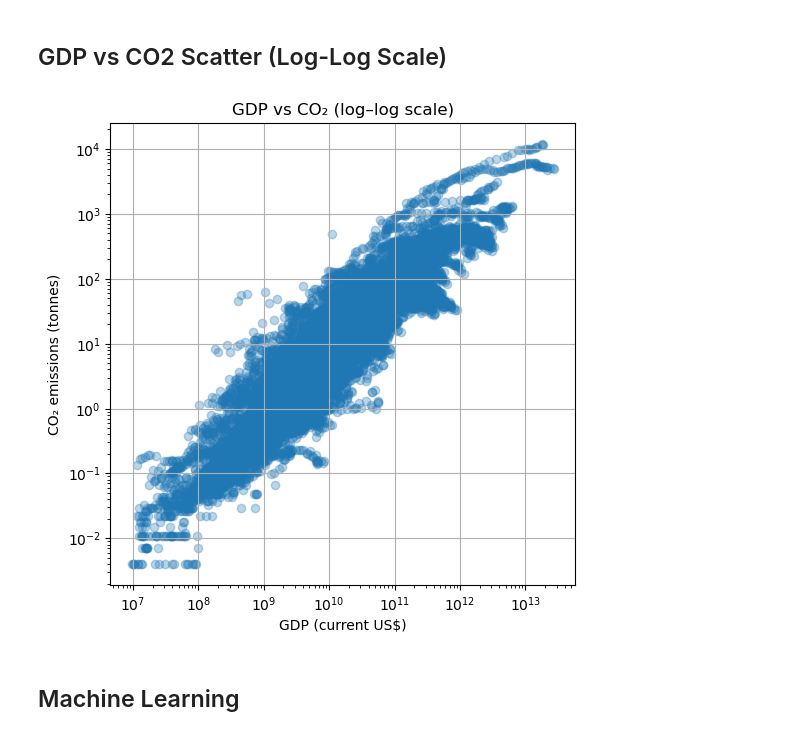
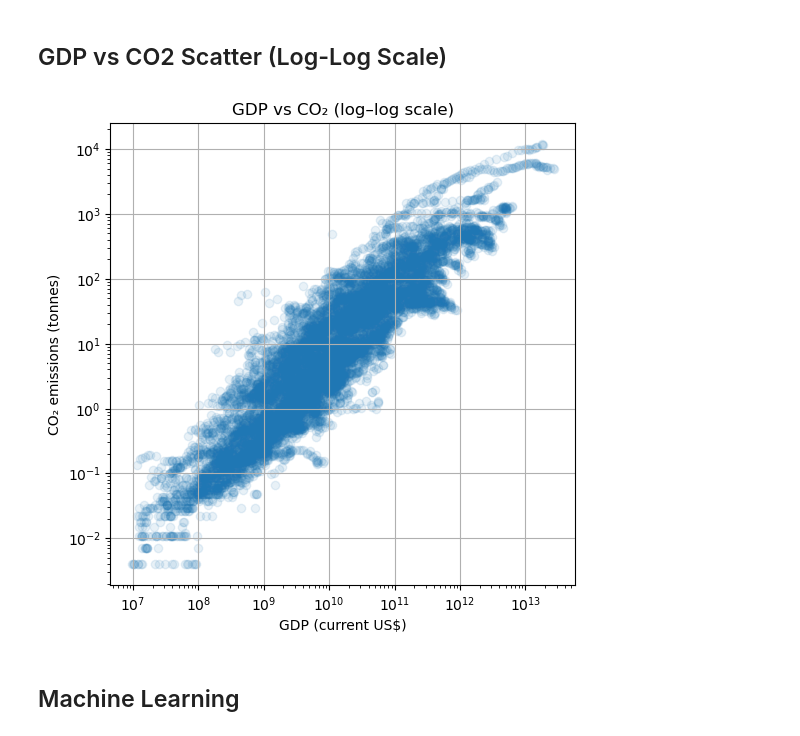
Before and after one commit to BurakJalohaukka/co2-gdp-eda-ml, a Jupyter notebook: co2_vs_gdp.ipynb, the cells around one changed output. Cells and saved outputs as stored; diff of their text form; code cells hidden in the pictures.

```diff
--- a/co2_vs_gdp.ipynb
+++ b/co2_vs_gdp.ipynb
@@ -213,16 +212,16 @@ More GDP produced per CO2. Indicates improved sustainability over the year
 ## GDP vs CO2 Scatter (Log-Log Scale)
 # %%
 plt.figure(figsize=(6,6))
-plt.scatter(cleaned['gdp_usd'], cleaned['co2'], alpha=0.3)
+plt.scatter(cleaned['gdp_usd'], cleaned['co2'], alpha=0.1)
 plt.xscale('log')
 plt.yscale('log')
 plt.xlabel('GDP (current US$)')
 plt.ylabel('CO₂ emissions (tonnes)')
 plt.title('GDP vs CO₂ (log–log scale)')
 plt.grid(True)
 plt.show()
 # %% [output]
-[figure, old version]
+[figure, new version]
 # %% [markdown]
 ## Machine Learning
 # %%
```
Also changed, not shown: parts of 12 cells of this notebook.
